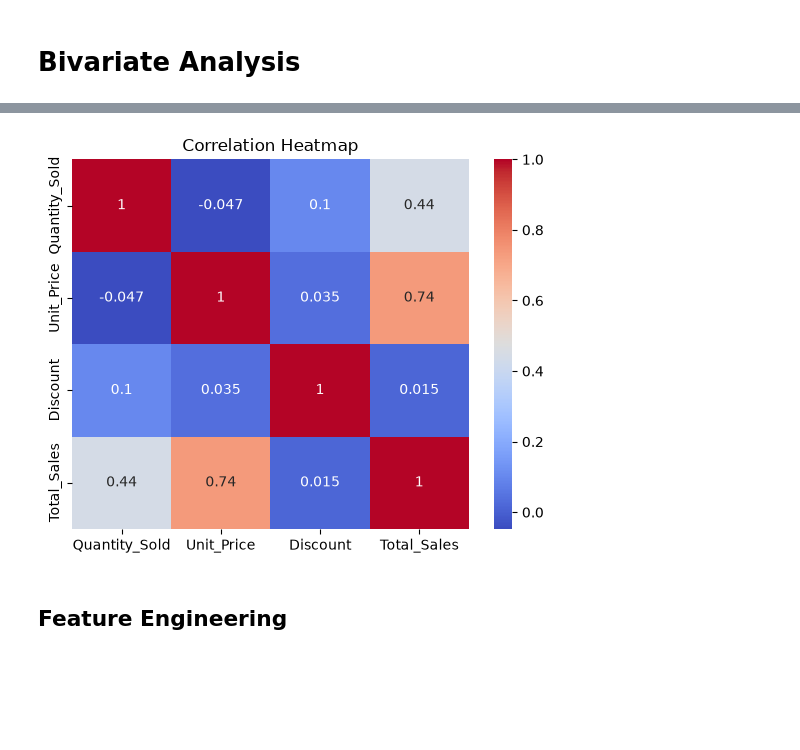
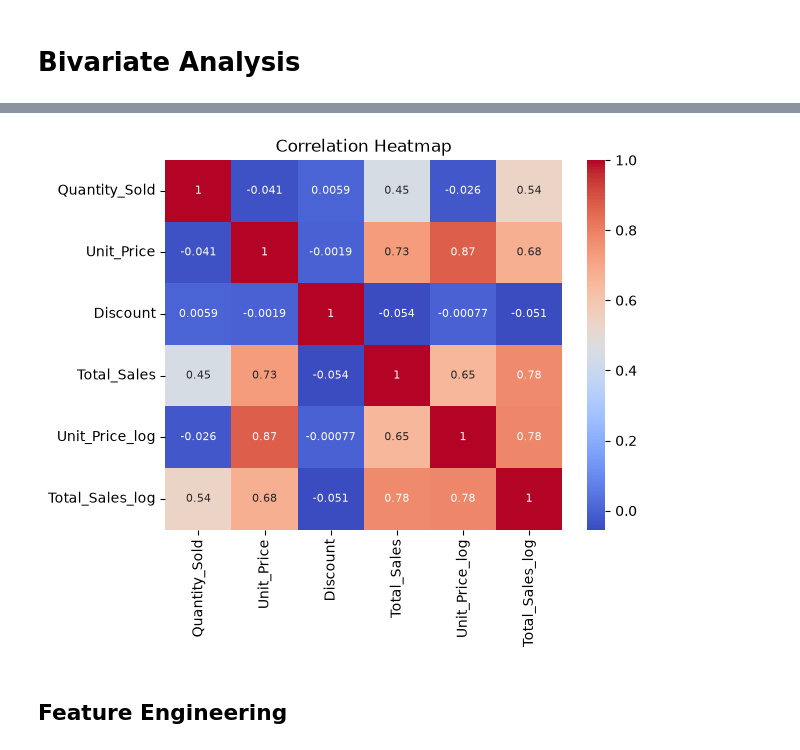
Before and after one commit to Rahulthatoi45/Sales-forecast-mdl, a Jupyter notebook: Sales_forecasting.ipynb, the cells around one changed output, grey strips where cells are left out. Drawn from its saved outputs; the diff is of its cells as text; code cells hidden in the pictures; blank space fills up the shorter version.

```diff
--- a/Sales_forecasting.ipynb
+++ b/Sales_forecasting.ipynb
@@ -222,0 +211,8 @@ plt.show()
+# %%
+IQR = Q3 - Q1
+print(IQR)
+UL = Q3 + 1.5*IQR
+LL = Q1 - 1.5*IQR
+print(UL)
+print(LL)
+df[(df['Quantity_Sold'] > UL) | (df['Quantity_Sold'] < LL)]
@@ -222,0 +236,10 @@ plt.show()
+# %%
+#CAPPING
+import numpy as np
+df['Quantity_Sold'] = np.where(df['Quantity_Sold'] > UL,
+         UL,
+         np.where(df['Quantity_Sold'] < LL,
+                  LL,
+                  df['Quantity_Sold']))
+
+df
@@ -222,0 +277,2 @@ plt.show()
+# %%
+df['Unit_Price_log'] = np.log1p(df['Unit_Price'])
@@ -222,0 +324,2 @@ plt.show()
+# %%
+df['Total_Sales_log'] = np.log1p(df['Total_Sales'])
@@ -223,16 +347,17 @@ plt.show()
 # %%
-plt.Figure(figsize=(10,8))
+plt.Figure(figsize=(20,16))
 
 sns.heatmap(
     df.select_dtypes(include='number').corr(),
     annot=True,
-    cmap='coolwarm'
+    cmap='coolwarm',
+    annot_kws={'size': 8}
 )
 
 plt.title('Correlation Heatmap')
 plt.show()
 # %% [output]
-[figure, old version]
+[figure, new version]
 # %% [markdown]
 ## Feature Engineering
 # %%
```
Also changed, not shown: parts of 48 cells of this notebook, 5 other files.
